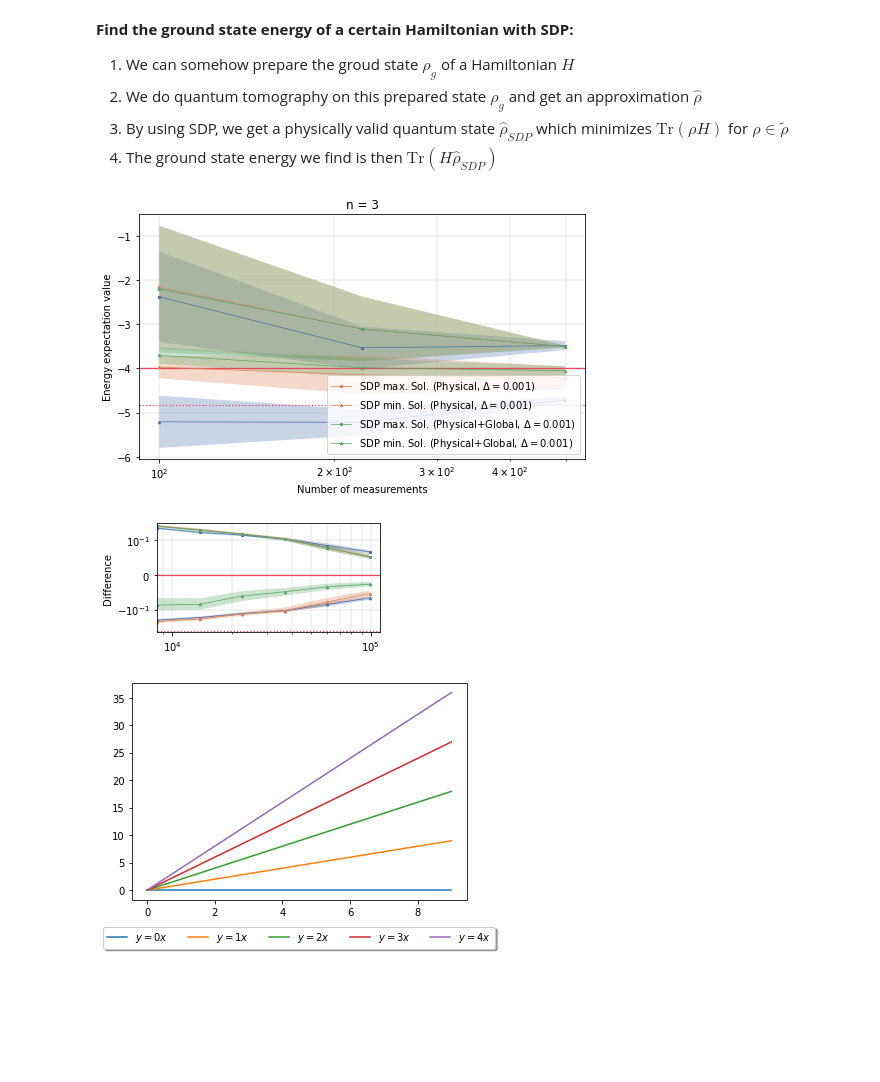
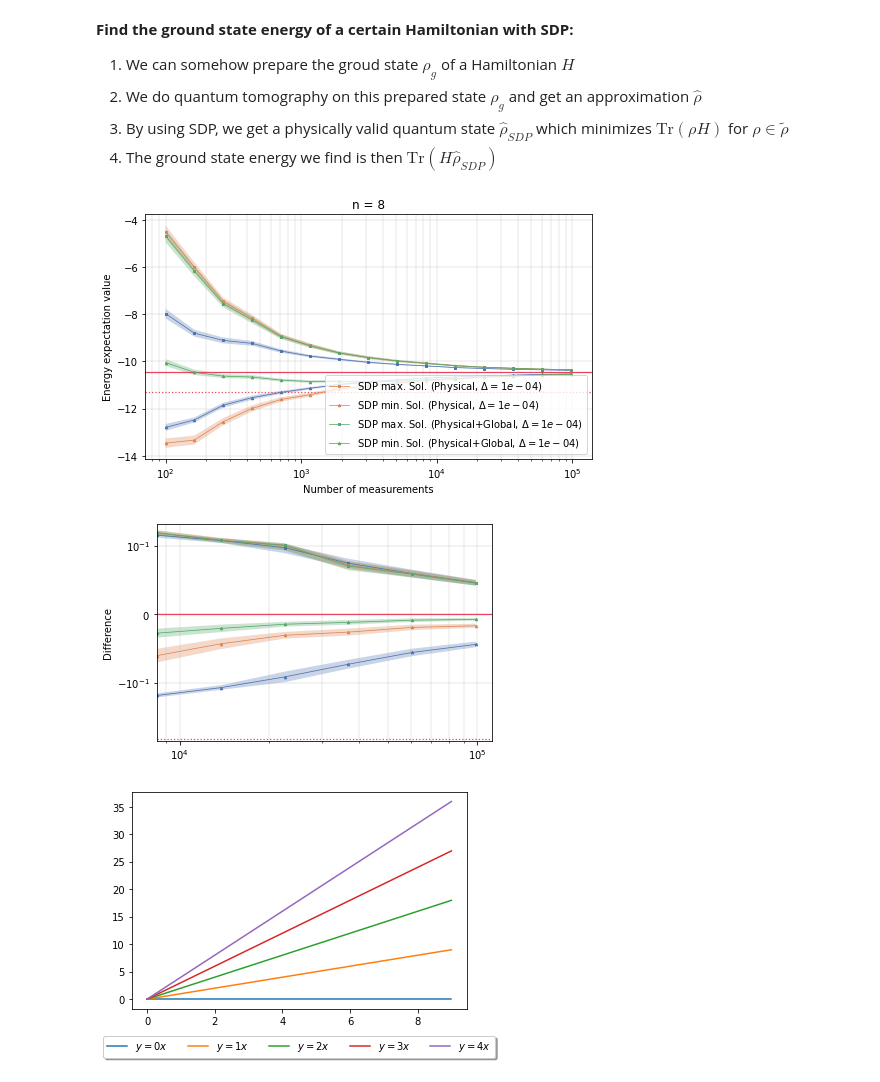
Before and after one commit to ZheruiWANG/SDP-for-VQE, a Jupyter notebook: More-Qubit Pro v3.0/plot.ipynb, the cells around one changed output. Cells and saved outputs as stored; diff of their text form; code cells hidden in the pictures; blank space fills up the shorter version.

```diff
--- a/More-Qubit Pro v3.0/plot.ipynb
+++ b/More-Qubit Pro v3.0/plot.ipynb
@@ -29,7 +29,7 @@ from SDPforVQE import get_SDP_dataset_min, get_SDP_dataset_max, process_SDP_data
 model_type = 'closed'
 #model_type = 'open'
 
-N = 3 # Number of qubits of the entire system
+N = 8 # Number of qubits of the entire system
 M = 2 # Number of qubits of subsystems
 G = 3 # Number of qubits of partial global system (C1)
 if model_type == 'open':
@@ -51,22 +51,22 @@ ground_state_energy, ground_state_dm = ground_state(H_global_matrix)
 q_state = DensityMatrix(ground_state_dm)
 lower_bound = lower_bound_with_SDP(H_local_matrix, N, M, G, K, P, PauliStrList_part, PauliStrList_Gbody, model_type)
 
-num_data_point = 3 # number of N_meas that we select to run
-N_meas_list = N_meas_list_func(100, 500, num_data_point) # A list of number of measurement performed in all basis
-num_of_shot = 2 # Number of repeatation of the experiment
+num_data_point = 15 # number of N_meas that we select to run
+N_meas_list = N_meas_list_func(100, 100000, num_data_point) # A list of number of measurement performed in all basis
+num_of_shot = 100 # Number of repeatation of the experiment
 
 
 # Import the dataset of SDP results
-threshold_max = 0.001
+threshold_max = 0.0001
 filename_max = model_type + '_N' + str(N) + '_threshold' + str(threshold_max) + '_max'
-path_upper = f'result_data/{filename_max}.npy'
+path_upper = f'result_data/{model_type}/{filename_max}.npy'
 data_upper = np.load(path_upper, allow_pickle=True)
 data_upper = data_upper.item()
 E_mean_max, E_std_max = process_SDP_dataset(data_upper, num_of_shot, num_data_point)
 
-threshold_min = 0.001
+threshold_min = 0.0001
 filename_min = model_type + '_N' + str(N) + '_threshold' + str(threshold_min) + '_min'
-path_lower = f'result_data/{filename_min}.npy'
+path_lower = f'result_data/{model_type}/{filename_min}.npy'
 data_lower = np.load(path_lower, allow_pickle=True)
 data_lower = data_lower.item()
 E_mean_min, E_std_min = process_SDP_dataset(data_lower, num_of_shot, num_data_point)
@@ -76,10 +76,11 @@ label_1 = "Ground State Energy (Theoretical)"
 label_2 = "Ground State Energy (Relaxation Method)"
 label_3 = "Exp. Avg. Upper Bound (99% CI)"
 label_4 = "Exp. Avg. Lower Bound (99% CI)"
-label_5 = f"SDP max. Sol. (Physical, $\\Delta={threshold_max}$)"
-label_6 = f"SDP min. Sol. (Physical, $\\Delta={threshold_min}$)"
-label_7 = f"SDP max. Sol. (Physical+Global, $\\Delta={threshold_max}$)"
-label_8 = f"SDP min. Sol. (Physical+Global, $\\Delta={threshold_min}$)"
+label_5 = f"SDP max. Sol. (Physical, $\\Delta={'{:.0e}'.format(threshold_max)}$)"
+label_6 = f"SDP min. Sol. (Physical, $\\Delta={'{:.0e}'.format(threshold_min)}$)"
+label_7 = f"SDP max. Sol. (Physical+Global, $\\Delta={'{:.0e}'.format(threshold_max)}$)"
+label_8 = f"SDP min. Sol. (Physical+Global, $\\Delta={'{:.0e}'.format(threshold_min)}$)"
+
 
 plt.axhline(y = ground_state_energy, color='#E94560', linestyle='-', linewidth=1.25, label=label_1)
 plt.axhline(y = lower_bound, color='#E94560', linestyle=':', linewidth=1.25, label=label_2)
@@ -126,24 +127,23 @@ plt.xlabel('Number of measurements')
 plt.ylabel('Energy expectation value')
 plt.grid(True, which="both", ls="-", linewidth=0.3)
 
-figurename = 'data_N' + str(N) + '.pdf'
+figurename = model_type + '_data_N' + str(N) + '.pdf'
 figurepath = f'figures/{figurename}'
-#plt.savefig(figurepath, bbox_inches='tight')
+plt.savefig(figurepath, bbox_inches='tight')
 plt.show()
 # %% [output]
-[figure, old version]
+[figure, new version]
 # %%
 # Double log plots for large number of measurements
 
-plt.figure(figsize=(4, 2))
 label_1 = "Ground State Energy (Theoretical)"
 label_2 = "Ground State Energy (Relaxation Method)"
 label_3 = "Exp. Avg. Upper Bound (99% CI)"
 label_4 = "Exp. Avg. Lower Bound (99% CI)"
-label_5 = f"SDP max. Sol. (Physical, $\\Delta={threshold_max}$)"
-label_6 = f"SDP min. Sol. (Physical, $\\Delta={threshold_min}$)"
-label_7 = f"SDP max. Sol. (Physical+Global, $\\Delta={threshold_max}$)"
-label_8 = f"SDP min. Sol. (Physical+Global, $\\Delta={threshold_min}$)"
+label_5 = f"SDP max. Sol. (Physical, $\\Delta={'{:.0e}'.format(threshold_max)}$)"
+label_6 = f"SDP min. Sol. (Physical, $\\Delta={'{:.0e}'.format(threshold_min)}$)"
+label_7 = f"SDP max. Sol. (Physical+Global, $\\Delta={'{:.0e}'.format(threshold_max)}$)"
+label_8 = f"SDP min. Sol. (Physical+Global, $\\Delta={'{:.0e}'.format(threshold_min)}$)"
 
 plt.axhline(y = 0, color='#E94560', linestyle='-', linewidth=1.25, label=label_1)
 plt.axhline(y = lower_bound-ground_state_energy, color='#E94560', linestyle=':', linewidth=1.25, label=label_2)
@@ -169,35 +169,35 @@ plt.plot(N_meas_list[-d:], E_mean_min['E_min_C01'][-d:]-ground_state_energy, col
 # Draw the shades
 plt.fill_between(N_meas_list[-d:],
                  E_mean_min['E_min'][-d:]-z*E_std_min['E_min'][-d:]-ground_state_energy,
                  E_mean_min['E_min'][-d:]+z*E_std_min['E_min'][-d:]-ground_state_energy, facecolor=color_code_list[0], alpha=0.3)
 plt.fill_between(N_meas_list[-d:],
                  E_mean_min['E_max'][-d:]-z*E_std_min['E_max'][-d:]-ground_state_energy,
                  E_mean_min['E_max'][-d:]+z*E_std_min['E_max'][-d:]-ground_state_energy, facecolor=color_code_list[0], alpha=0.3)
 plt.fill_between(N_meas_list[-d:],
                  E_mean_max['E_max_C0'][-d:]-z*E_std_max['E_max_C0'][-d:]-ground_state_energy,
                  E_mean_max['E_max_C0'][-d:]+z*E_std_max['E_max_C0'][-d:]-ground_state_energy, facecolor=color_code_list[2], alpha=0.3)
 plt.fill_between(N_meas_list[-d:],
                  E_mean_min['E_min_C0'][-d:]-z*E_std_min['E_min_C0'][-d:]-ground_state_energy,
                  E_mean_min['E_min_C0'][-d:]+z*E_std_min['E_min_C0'][-d:]-ground_state_energy, facecolor=color_code_list[2], alpha=0.3)
 plt.fill_between(N_meas_list[-d:],
                  E_mean_max['E_max_C01'][-d:]-z*E_std_max['E_max_C01'][-d:]-ground_state_energy,
                  E_mean_max['E_max_C01'][-d:]+z*E_std_max['E_max_C01'][-d:]-ground_state_energy, facecolor=color_code_list[4], alpha=0.3)
 plt.fill_between(N_meas_list[-d:],
                  E_mean_min['E_min_C01'][-d:]-z*E_std_min['E_min_C01'][-d:]-ground_state_energy,
                  E_mean_min['E_min_C01'][-d:]+z*E_std_min['E_min_C01'][-d:]-ground_state_energy, facecolor=color_code_list[4], alpha=0.3)
 
 plt.xscale('log')
 plt.yscale('symlog', linthresh = 0.1)
 plt.ylabel('Difference')
 plt.xlim(8386)
 plt.grid(True, which="both", ls="-", linewidth=0.3)
 
-figurename = 'data_N' + str(N) + '_zoom' + '.pdf'
+figurename = model_type + '_data_N' + str(N) + '_zoom' + '.pdf'
 figurepath = f'figures/{figurename}'
 plt.savefig(figurepath, bbox_inches='tight')
 plt.show()
 # %% [output]
-[figure, old version]
+[figure, new version]
 # %%
 import matplotlib.pyplot as plt
 import numpy as np
```
